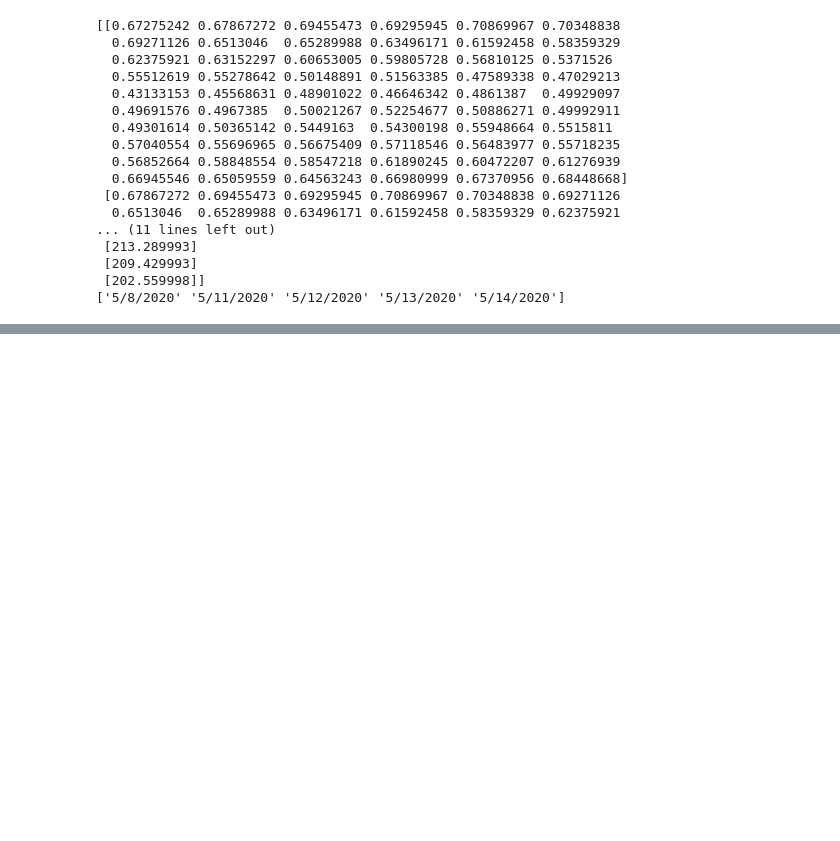
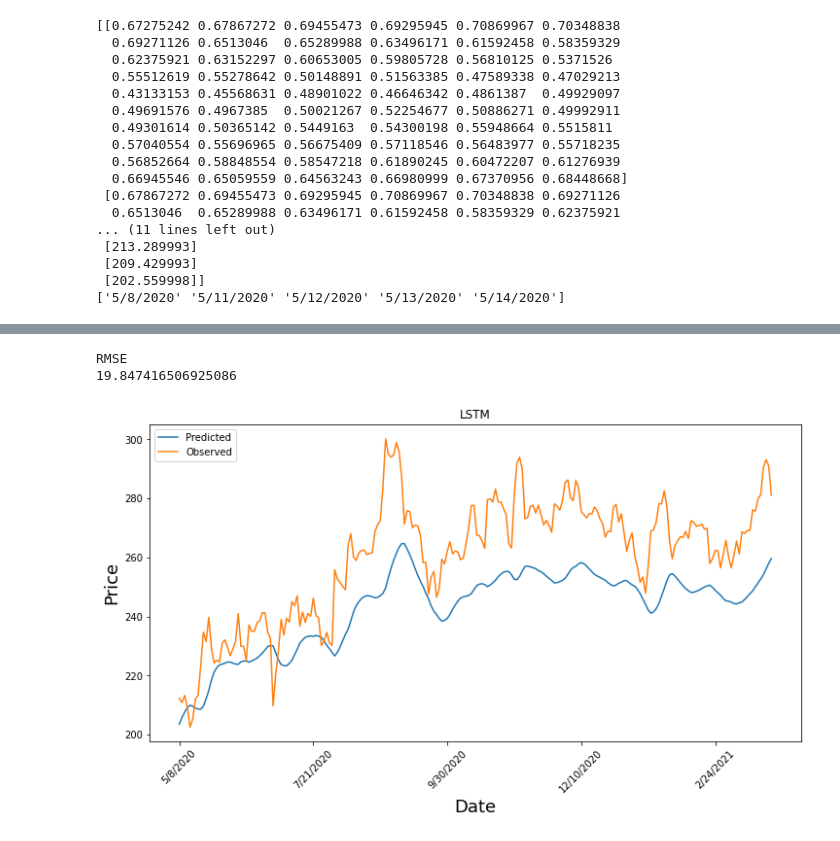
Before and after one commit to lamnguyenvu98/ML_Practice, a Jupyter notebook: Support_TimeSeries_2B.ipynb, the cells around one changed output, grey strips where cells are left out. Drawn from its saved outputs; the diff is of its cells as text; code cells hidden in the pictures; blank space fills up the shorter version.

```diff
--- a/Support_TimeSeries_2B.ipynb
+++ b/Support_TimeSeries_2B.ipynb
@@ -256,0 +359,11 @@ RMSE
+# %%
+from tensorflow.keras.layers import LSTM
+
+model = Sequential()
+model.add(LSTM(16, return_sequences=True, input_shape=(Xtrain.shape[1], 1)))
+model.add(Dropout(0.2))
+model.add(LSTM(8, return_sequences=False))
+model.add(Dense(1))
+# %%
+model.compile(optimizer='adam', loss='mean_squared_error')
+model.fit(Xtrain, y_train, batch_size=32, epochs=20)
@@ -256,0 +389,22 @@ RMSE
+# %%
+prediction = model.predict(Xtest)
+y_pred = scaler.inverse_transform(prediction)
+print('RMSE')
+RMSE = metrics.mean_squared_error(y_test, y_pred, squared=False)
+print(RMSE)
+model_score.append(["LSTM", RMSE])
+# %% [output]
+RMSE
+19.847416506925086
+# %%
+plt.figure(figsize=(12,6))
+plt.plot(y_pred)
+plt.plot(y_test)
+plt.legend(["Predicted","Observed"])
+plt.xticks(range(0,len(y_test),50),testd[::50],rotation=45)
+plt.xlabel('Date',fontsize=18)
+plt.ylabel('Price',fontsize=18)
+plt.title("LSTM")
+plt.show()
+# %% [output]
+[figure, added]
```
Also changed, not shown: parts of 15 cells of this notebook, 5 other files.
